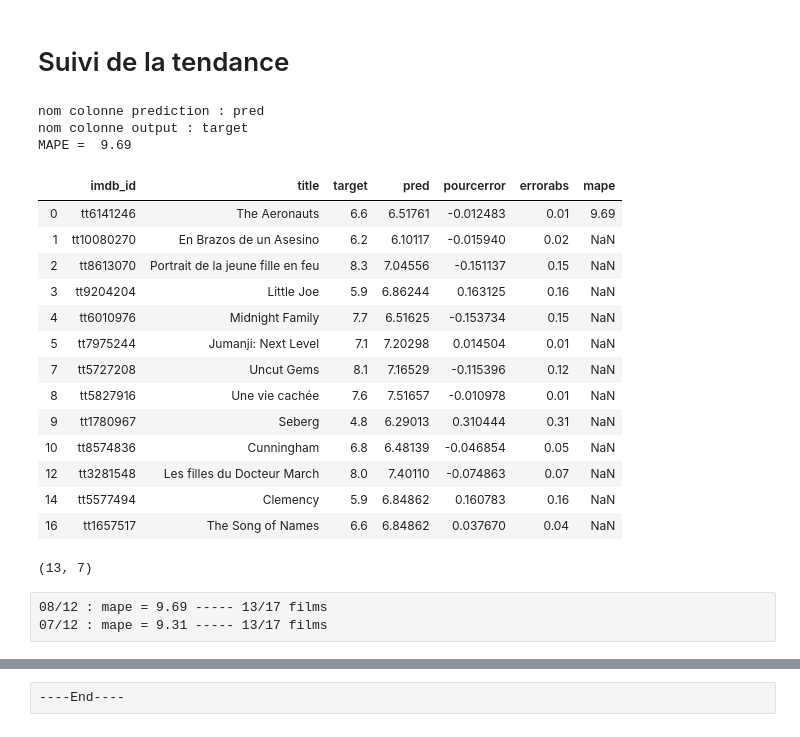
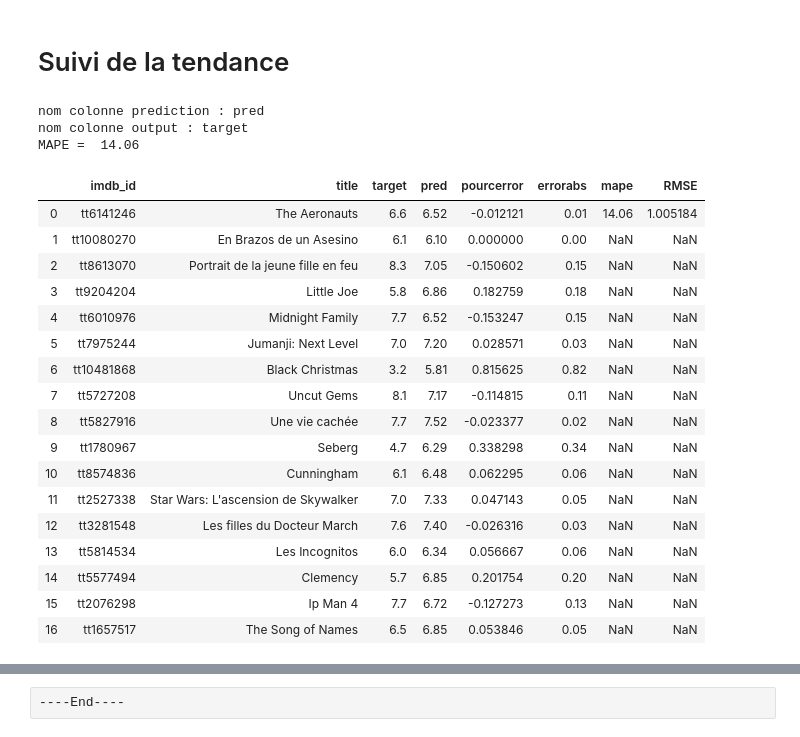
Before and after one commit to Nico-Facto/Projet_Cinema, a Jupyter notebook: 2-Prédiction BigML Décembre 2019.ipynb, the cells around one changed output, grey strips where cells are left out. Drawn from its saved outputs; the diff is of its cells as text; code cells hidden in the pictures.

```diff
--- a/2-Prédiction BigML Décembre 2019.ipynb
+++ b/2-Prédiction BigML Décembre 2019.ipynb
@@ -61,49 +62,52 @@ df_pred
 # %% [markdown]
 # Suivi de la tendance
 # %%
-df_ann = read_csv("Rapport/suivi_ensemble2.csv")
+df_ann = read_csv("Rapport/suivi_ensemble.csv")
 
-# creation d'un df temporaire pour plus de lisibilité
-df_temp = pandas.DataFrame()
-col = ('imdb_id','title','target')
-for i in col :
-    df_temp[i] = df_ann[i]
-df_temp['pred'] = df_pred['pred']
+def Follow() :
+    # creation d'un df temporaire pour plus de lisibilité
+    df_temp = pandas.DataFrame()
+    col = ('imdb_id','title','target')
 
-# je supprime de l'analyse les films qui ont pas encore de notes
-ro = 0
-for i in df_temp['target']:
-    if i == 0 :
-        df_temp = df_temp.drop(ro)
-    ro +=1
+    for i in col :
+        df_temp[i] = df_ann[i]
+    df_temp['pred'] = df_pred['pred']
 
-# fonction pour une analyse des erreurs
-alysCL.regr(df_temp)
+    # je supprime de l'analyse les films qui ont pas encore de notes
+    ro = 0
+    for i in df_temp['target']:
+        if i == 0 :
+            df_temp = df_temp.drop(ro)
+        ro +=1
+
+    df_temp['pred'] =  round(df_temp['pred'],2)
+
+    # fonction pour une analyse des erreurs
+    alysCL.regr(df_temp)
+    return df_temp
 
 
-df_temp
+board = Follow()
+board
 # %% [output]
 nom colonne prediction : pred
 nom colonne output : target
-MAPE =  9.69
+MAPE =  14.06
-|  | imdb_id | title | target | pred | pourcerror | errorabs | mape |
-| 0 | tt6141246 | The Aeronauts | 6.6 | 6.51761 | -0.012483 | 0.01 | 9.69 |
-| 1 | tt10080270 | En Brazos de un Asesino | 6.2 | 6.10117 | -0.015940 | 0.02 | NaN |
-| 2 | tt8613070 | Portrait de la jeune fille en feu | 8.3 | 7.04556 | -0.151137 | 0.15 | NaN |
-| 3 | tt9204204 | Little Joe | 5.9 | 6.86244 | 0.163125 | 0.16 | NaN |
-| 4 | tt6010976 | Midnight Family | 7.7 | 6.51625 | -0.153734 | 0.15 | NaN |
-| 5 | tt7975244 | Jumanji: Next Level | 7.1 | 7.20298 | 0.014504 | 0.01 | NaN |
-| 7 | tt5727208 | Uncut Gems | 8.1 | 7.16529 | -0.115396 | 0.12 | NaN |
-| 8 | tt5827916 | Une vie cachée | 7.6 | 7.51657 | -0.010978 | 0.01 | NaN |
-| 9 | tt1780967 | Seberg | 4.8 | 6.29013 | 0.310444 | 0.31 | NaN |
-| 10 | tt8574836 | Cunningham | 6.8 | 6.48139 | -0.046854 | 0.05 | NaN |
-| 12 | tt3281548 | Les filles du Docteur March | 8.0 | 7.40110 | -0.074863 | 0.07 | NaN |
-| 14 | tt5577494 | Clemency | 5.9 | 6.84862 | 0.160783 | 0.16 | NaN |
-| 16 | tt1657517 | The Song of Names | 6.6 | 6.84862 | 0.037670 | 0.04 | NaN |
+|  | imdb_id | title | target | pred | pourcerror | errorabs | mape | RMSE |
+| 0 | tt6141246 | The Aeronauts | 6.6 | 6.52 | -0.012121 | 0.01 | 14.06 | 1.005184 |
+| 1 | tt10080270 | En Brazos de un Asesino | 6.1 | 6.10 | 0.000000 | 0.00 | NaN | NaN |
+| 2 | tt8613070 | Portrait de la jeune fille en feu | 8.3 | 7.05 | -0.150602 | 0.15 | NaN | NaN |
+| 3 | tt9204204 | Little Joe | 5.8 | 6.86 | 0.182759 | 0.18 | NaN | NaN |
+| 4 | tt6010976 | Midnight Family | 7.7 | 6.52 | -0.153247 | 0.15 | NaN | NaN |
+| 5 | tt7975244 | Jumanji: Next Level | 7.0 | 7.20 | 0.028571 | 0.03 | NaN | NaN |
+| 6 | tt10481868 | Black Christmas | 3.2 | 5.81 | 0.815625 | 0.82 | NaN | NaN |
+| 7 | tt5727208 | Uncut Gems | 8.1 | 7.17 | -0.114815 | 0.11 | NaN | NaN |
+| 8 | tt5827916 | Une vie cachée | 7.7 | 7.52 | -0.023377 | 0.02 | NaN | NaN |
+| 9 | tt1780967 | Seberg | 4.7 | 6.29 | 0.338298 | 0.34 | NaN | NaN |
+| 10 | tt8574836 | Cunningham | 6.1 | 6.48 | 0.062295 | 0.06 | NaN | NaN |
+| 11 | tt2527338 | Star Wars: L'ascension de Skywalker | 7.0 | 7.33 | 0.047143 | 0.05 | NaN | NaN |
+| 12 | tt3281548 | Les filles du Docteur March | 7.6 | 7.40 | -0.026316 | 0.03 | NaN | NaN |
+| 13 | tt5814534 | Les Incognitos | 6.0 | 6.34 | 0.056667 | 0.06 | NaN | NaN |
+| 14 | tt5577494 | Clemency | 5.7 | 6.85 | 0.201754 | 0.20 | NaN | NaN |
+| 15 | tt2076298 | Ip Man 4 | 7.7 | 6.72 | -0.127273 | 0.13 | NaN | NaN |
+| 16 | tt1657517 | The Song of Names | 6.5 | 6.85 | 0.053846 | 0.05 | NaN | NaN |
-# %%
-df_temp.shape
-# %% [output]
-(13, 7)
-# %% [raw]
-08/12 : mape = 9.69 ----- 13/17 films
-07/12 : mape = 9.31 ----- 13/17 films
```
Also changed, not shown: parts of 4 cells of this notebook, 6 other files.
